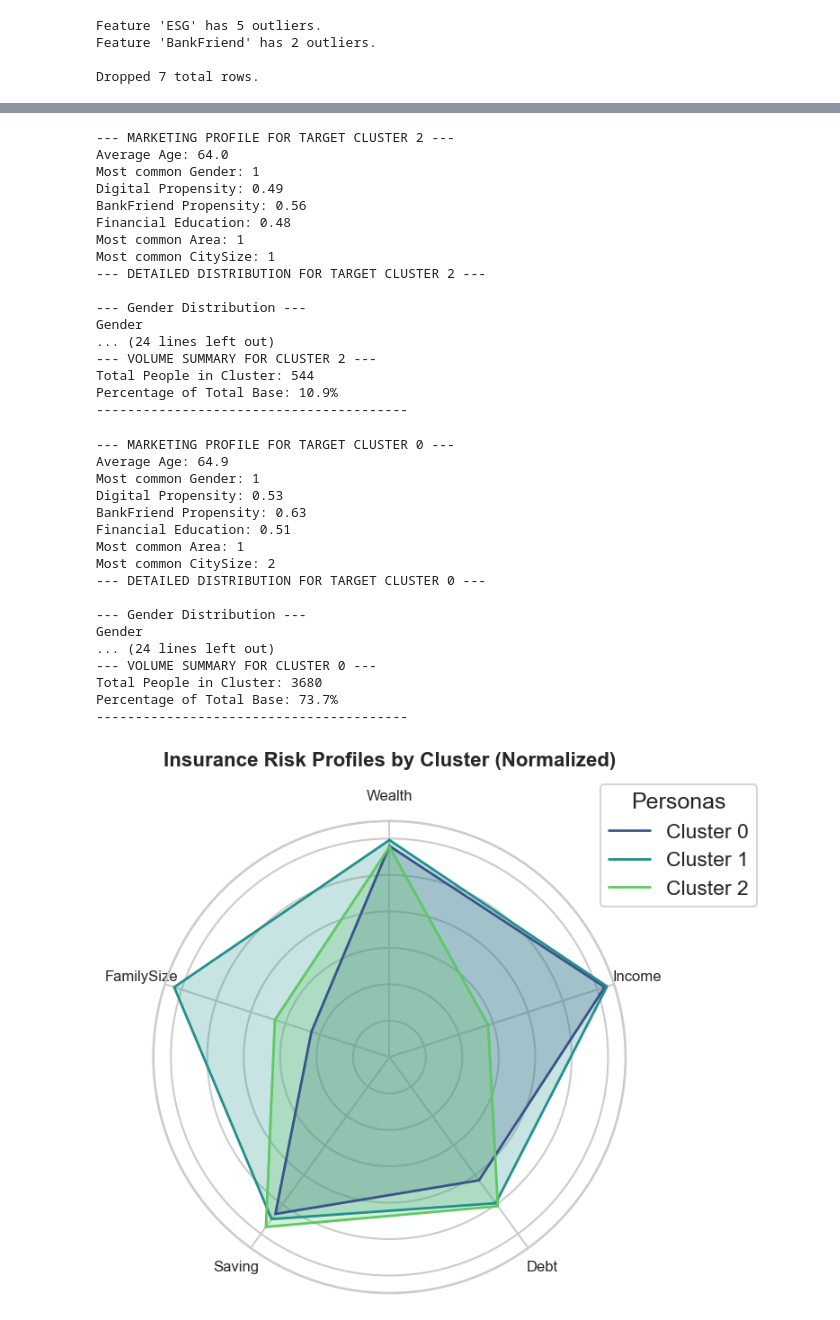
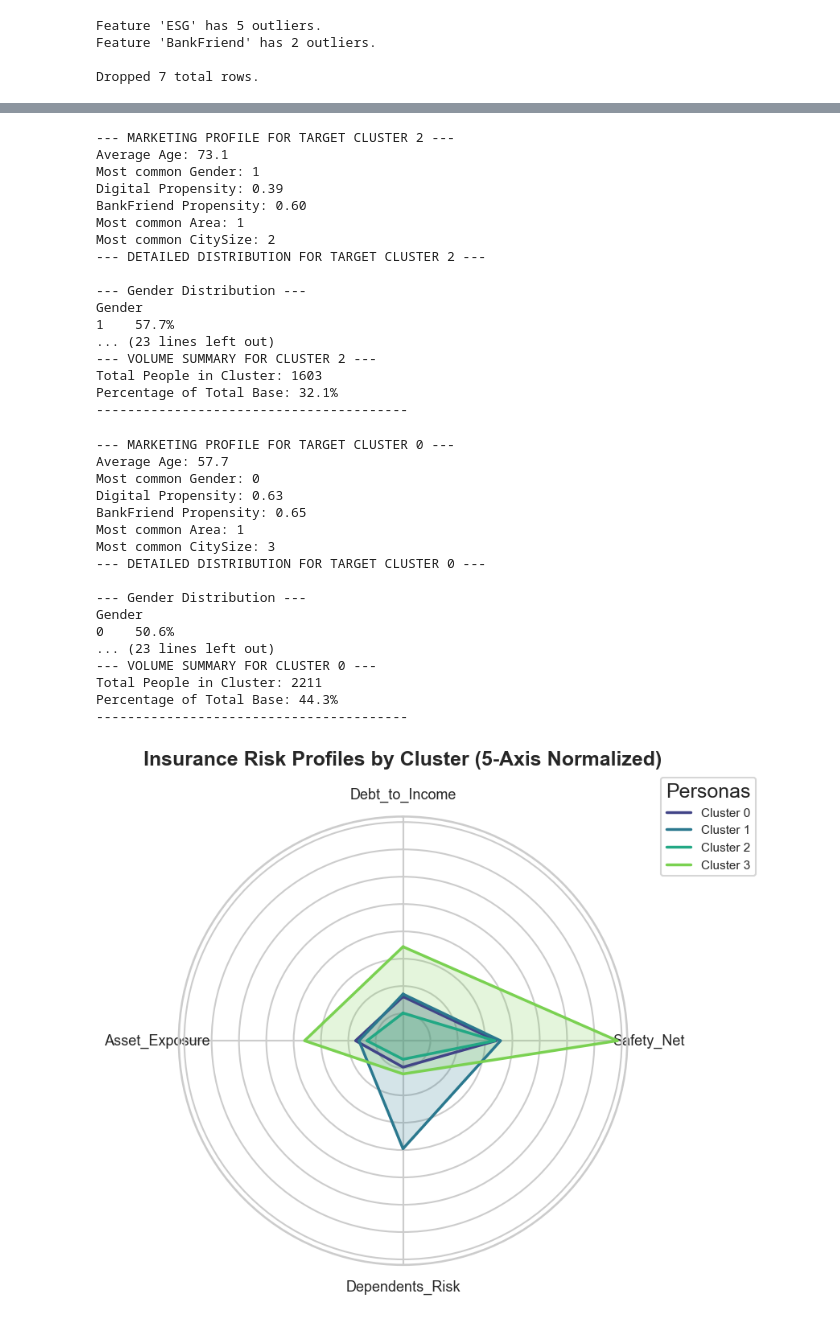
Before and after one commit to Smael-olk/Fintech, a Jupyter notebook: BusinessCase1/2-Protection_FAMD.ipynb, the cells around one changed output, grey strips where cells are left out. Cells and saved outputs as stored; diff of their text form; code cells hidden in the pictures.

```diff
--- a/BusinessCase1/2-Protection_FAMD.ipynb
+++ b/BusinessCase1/2-Protection_FAMD.ipynb
@@ -344,16 +322,24 @@ except AttributeError:
 # %%
-# df_active_original should be your raw Wealth, Income, Debt, Saving, Investments data
+# Map the clusters back to the ORIGINAL dataframe
 data['Cluster_ID'] = cluster_labels
 
 print("--- THE FINANCIAL PERSONAS (Averages by Cluster) ---")
 profile_active = data.groupby('Cluster_ID').agg({
+    # Raw stats
     'Wealth': 'mean',
     'Income': 'mean',
     'Debt': 'mean',
     'Saving': 'mean',
     'FamilySize': lambda x: x.mode()[0],
-    'Job': lambda x: x.mode()[0]
-}).round(1)
+    'Job': lambda x: x.mode()[0],
+
+    # NEW: Add the engineered ratios here so the dashboard can see them!
+    'Debt_to_Income': 'mean',
+    'Safety_Net': 'mean',
+    'Dependents_Risk': 'mean',
+    'Asset_Exposure': 'mean',
+    'FinEdu': 'mean'
+}).round(2)
 
 display(profile_active)
 # %% [output]
@@ -671,7 +659,6 @@ print(f"Average Age: {target_profile['Age'].mean():.1f}")
 print(f"Most common Gender: {target_profile['Gender'].mode()[0]}")
 print(f"Digital Propensity: {target_profile['Digital'].mean():.2f}")
 print(f"BankFriend Propensity: {target_profile['BankFriend'].mean():.2f}")
-print(f"Financial Education: {target_profile['FinEdu'].mean():.2f}")
 print(f"Most common Area: {target_profile['Area'].mode()[0]}")
 print(f"Most common CitySize: {target_profile['CitySize'].mode()[0]}")
 
@@ -690,7 +677,7 @@ for col in cat_cols:
 
 # 2. Numerical Distributions (Age, Digital, BankFriend, FinEdu)
 # Using .describe() gives you the mean, min, max, and quartiles
-num_cols = ['Age', 'Digital', 'BankFriend', 'FinEdu']
+num_cols = ['Age', 'Digital', 'BankFriend']
 print("--- Numerical Feature Summary ---")
 print(target_profile[num_cols].describe().loc[['mean', 'min', '50%', 'max']])
 
@@ -712,21 +699,21 @@ print(f"Percentage of Total Base: {cluster_pct:.1f}%")
 print("-" * 40)
 # %% [output]
 --- MARKETING PROFILE FOR TARGET CLUSTER 2 ---
-Average Age: 64.0
+Average Age: 73.1
 Most common Gender: 1
-Digital Propensity: 0.49
-BankFriend Propensity: 0.56
-Financial Education: 0.48
+Digital Propensity: 0.39
+BankFriend Propensity: 0.60
 Most common Area: 1
-Most common CitySize: 1
+Most common CitySize: 2
 --- DETAILED DISTRIBUTION FOR TARGET CLUSTER 2 ---
 
 --- Gender Distribution ---
 Gender
-... (24 lines left out)
+1    57.7%
+... (23 lines left out)
 --- VOLUME SUMMARY FOR CLUSTER 2 ---
-Total People in Cluster: 544
-Percentage of Total Base: 10.9%
+Total People in Cluster: 1603
+Percentage of Total Base: 32.1%
 ----------------------------------------
 # %%
 # Merge the cluster labels onto your quarantined demographic/psychographic data
@@ -742,7 +729,6 @@ print(f"Average Age: {target_profile['Age'].mean():.1f}")
 print(f"Most common Gender: {target_profile['Gender'].mode()[0]}")
 print(f"Digital Propensity: {target_profile['Digital'].mean():.2f}")
 print(f"BankFriend Propensity: {target_profile['BankFriend'].mean():.2f}")
-print(f"Financial Education: {target_profile['FinEdu'].mean():.2f}")
 print(f"Most common Area: {target_profile['Area'].mode()[0]}")
 print(f"Most common CitySize: {target_profile['CitySize'].mode()[0]}")
 
@@ -761,7 +747,7 @@ for col in cat_cols:
 
 # 2. Numerical Distributions (Age, Digital, BankFriend, FinEdu)
 # Using .describe() gives you the mean, min, max, and quartiles
-num_cols = ['Age', 'Digital', 'BankFriend', 'FinEdu']
+num_cols = ['Age', 'Digital', 'BankFriend']
 print("--- Numerical Feature Summary ---")
 print(target_profile[num_cols].describe().loc[['mean', 'min', '50%', 'max']])
 
@@ -783,21 +769,21 @@ print(f"Percentage of Total Base: {cluster_pct:.1f}%")
 print("-" * 40)
 # %% [output]
 --- MARKETING PROFILE FOR TARGET CLUSTER 0 ---
-Average Age: 64.9
-Most common Gender: 1
-Digital Propensity: 0.53
-BankFriend Propensity: 0.63
-Financial Education: 0.51
+Average Age: 57.7
+Most common Gender: 0
+Digital Propensity: 0.63
+BankFriend Propensity: 0.65
 Most common Area: 1
-Most common CitySize: 2
+Most common CitySize: 3
 --- DETAILED DISTRIBUTION FOR TARGET CLUSTER 0 ---
 
 --- Gender Distribution ---
 Gender
-... (24 lines left out)
+0    50.6%
+... (23 lines left out)
 --- VOLUME SUMMARY FOR CLUSTER 0 ---
-Total People in Cluster: 3680
-Percentage of Total Base: 73.7%
+Total People in Cluster: 2211
+Percentage of Total Base: 44.3%
 ----------------------------------------
 # %%
 from sklearn.preprocessing import MinMaxScaler
@@ -806,8 +792,8 @@ import numpy as np
 import seaborn as sns
 
 def plot_insurance_cluster_radar(data):
-    # 1. Define ONLY the numerical features for the radar (exclude 'Job')
-    radar_features = ['Wealth', 'Income', 'Debt', 'Saving', 'FamilySize']
+    # 1. Define ALL 5 numerical features for the radar
+    radar_features = ['Debt_to_Income', 'Safety_Net', 'Dependents_Risk', 'Asset_Exposure']
 
     # Create a copy of the data with just our target columns
     plot_data = data[['Cluster_ID'] + radar_features].copy()
@@ -819,42 +805,42 @@ def plot_insurance_cluster_radar(data):
     # 3. Calculate mean values for each numerical variable by cluster
     cluster_means = plot_data.groupby('Cluster_ID')[radar_features].mean()
 
-    # Set up the radar chart mathematics
+    # Set up the radar chart mathematics (now a pentagon instead of a square)
     categories = radar_features
     num_vars = len(categories)
     angles = [n / float(num_vars) * 2 * np.pi for n in range(num_vars)]
     angles += angles[:1] # Close the loop
 
-    fig, ax = plt.subplots(figsize=(8, 8), subplot_kw=dict(projection='polar'))
+    fig, ax = plt.subplots(figsize=(9, 9), subplot_kw=dict(projection='polar'))
 
     # Use the same 'viridis' color palette from your earlier scatterplots
     colors = sns.color_palette("viridis", len(cluster_means))
 
     # 4. Plot for each cluster dynamically
     for i, (cluster_id, row) in enumerate(cluster_means.iterrows()):
         values = row.values.flatten().tolist()
         values += values[:1] # Close the loop
 
-        ax.plot(angles, values, linewidth=2, linestyle='solid', label=f'Cluster {cluster_id}', color=colors[i])
-        ax.fill(angles, values, alpha=0.25, color=colors[i])
+        ax.plot(angles, values, linewidth=2.5, linestyle='solid', label=f'Cluster {cluster_id}', color=colors[i])
+        ax.fill(angles, values, alpha=0.2, color=colors[i])
 
     # Set chart properties for a clean look
     ax.set_theta_offset(np.pi / 2) # Start at the top
     ax.set_theta_direction(-1)     # Go clockwise
 
     # Add category labels and hide the messy radial numbers
-    plt.xticks(angles[:-1], categories, fontsize=12)
+    plt.xticks(angles[:-1], categories, fontsize=13)
     ax.set_yticklabels([])
 
-    plt.title("Insurance Risk Profiles by Cluster (Normalized)", size=16, fontweight='bold', y=1.1)
+    plt.title("Insurance Risk Profiles by Cluster (5-Axis Normalized)", size=18, fontweight='bold', y=1.1)
 
     # Move the legend outside the chart so it doesn't overlap the data
-    plt.legend(loc='upper right', bbox_to_anchor=(1.3, 1.1), title="Personas")
+    plt.legend(loc='upper right', bbox_to_anchor=(1.3, 1.1), title="Personas", fontsize=11)
 
     plt.tight_layout()
     plt.show()
 
-# Run the function on your existing 'data' dataframe!
+# Run the function!
 plot_insurance_cluster_radar(data)
 # %% [output]
-[figure, old version]
+[figure, new version]
```
Also changed, not shown: parts of 16 cells of this notebook, 1 other file.
